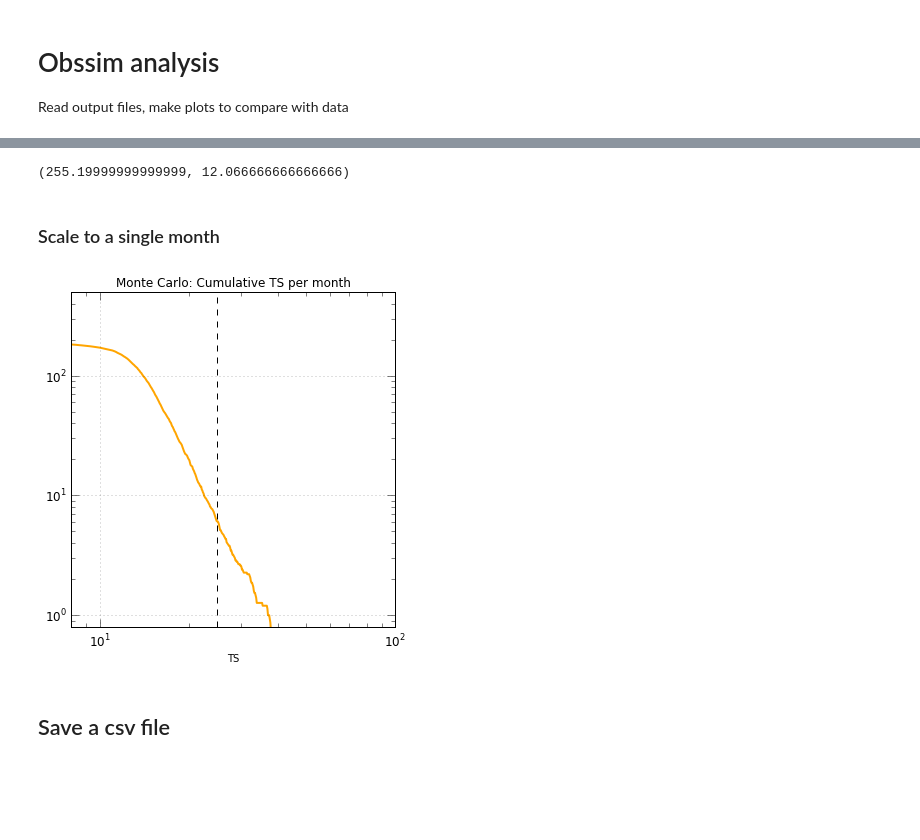
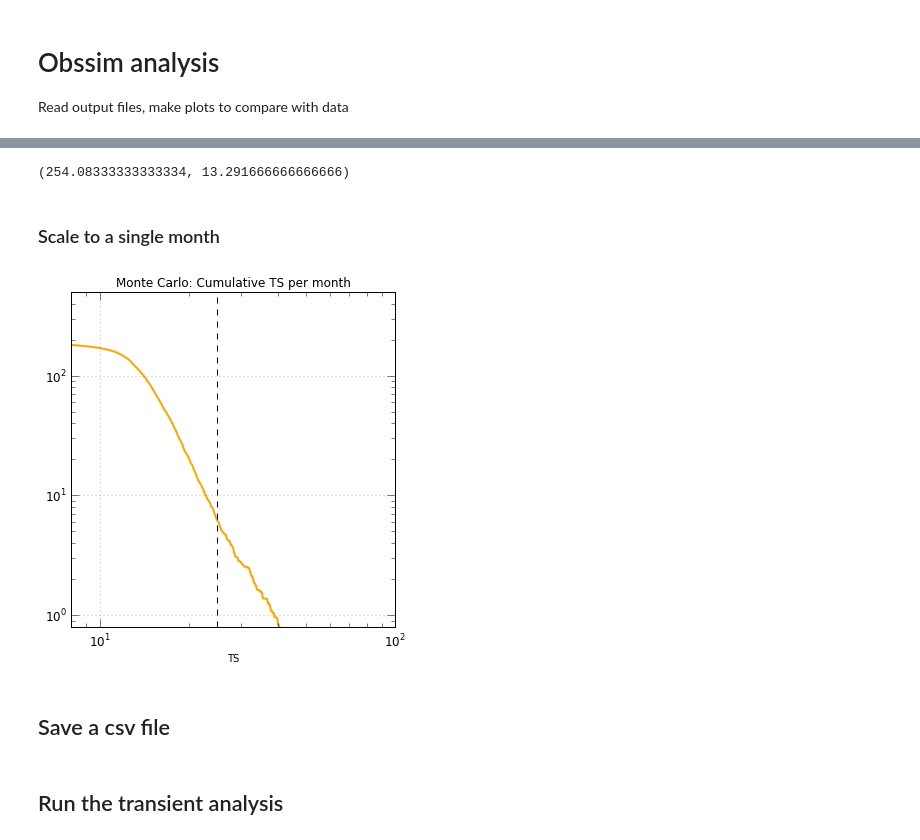
Before and after one commit to tburnett/Fermi-LAT, a Jupyter notebook: transients/Obssim Analysis.ipynb, the cells around one changed output, grey strips where cells are left out. Saved outputs shown, nothing was run; the diff lists cells and outputs as text; code cells hidden in the pictures; blank space fills up the shorter version.

```diff
--- a/transients/Obssim Analysis.ipynb
+++ b/transients/Obssim Analysis.ipynb
@@ -14,4 +17,4 @@ omonth01          omonth05  omonth09  omonth13  plot_index.html
 # %%
 sources = [pickle.load(open(f)) for f in glob.glob('omonth*/sources.pickle')]
-len(sources)
+nmonths = len(sources); nmonths
 # %% [output]
@@ -38,19 +41,19 @@ ax.legend(); ax.grid(True, alpha=0.5);
 # %%
-sum(t.ts>10)/15., sum(t.ts>25)/15.
+sum(t.ts>10)/float(nmonths), sum(t.ts>25)/float(nmonths)
 # %% [output]
-(255.19999999999999, 12.066666666666666)
+(254.08333333333334, 13.291666666666666)
 # %% [markdown]
 ### Scale to a single month
 # %%
 th = np.histogram(t.ts[hilat], histkw['bins'])
 tot = sum(hilat)
 fig, ax = plt.subplots(figsize=(6,6))
-ax.loglog(th[1][:-1],(tot-th[0].cumsum())/15., '-', color='orange', lw=2);
+ax.loglog(th[1][:-1],(tot-th[0].cumsum())/float(nmonths), '-', color='orange', lw=2);
 ax.axvline(25, color='k', ls='--')
 plt.setp(ax, xlim=(8,maxts), xlabel='TS', xscale='log', ylim=(0.8,500))
 ax.set_title('Monte Carlo: Cumulative TS per month')
 ax.grid(True, alpha=0.5);
 # %% [output]
-[figure, old version]
+[figure, new version]
 # %% [markdown]
 ## Save a csv file
@@ -57 +62,3 @@ ax.grid(True, alpha=0.5);
+# %% [markdown]
+## Run the transient analysis
 # %%
```
Also changed, not shown: parts of 26 cells of this notebook.
